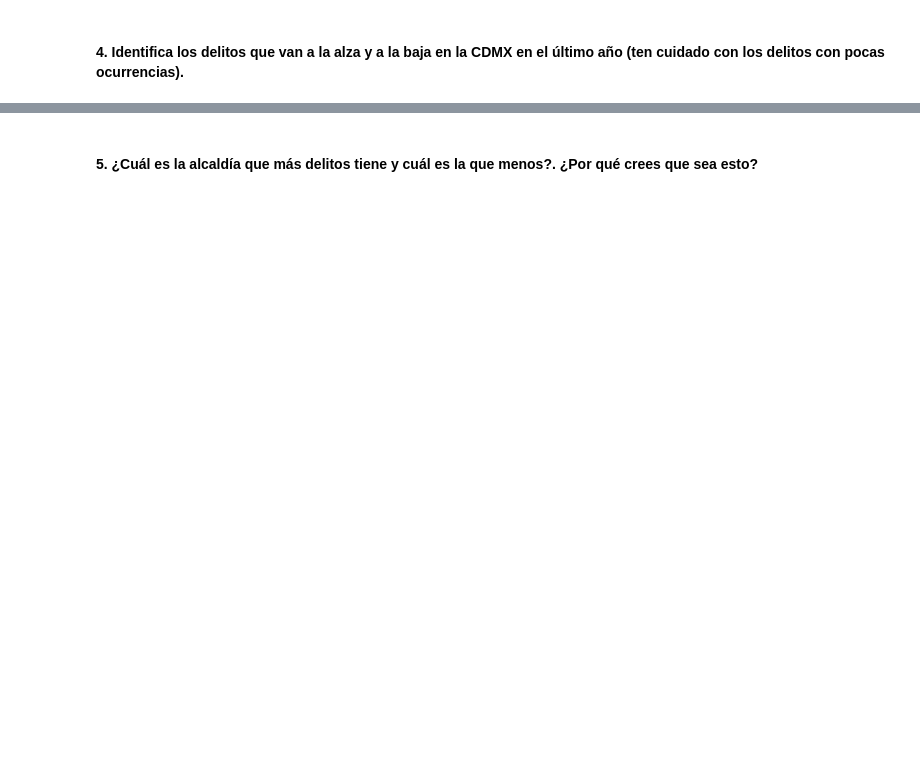
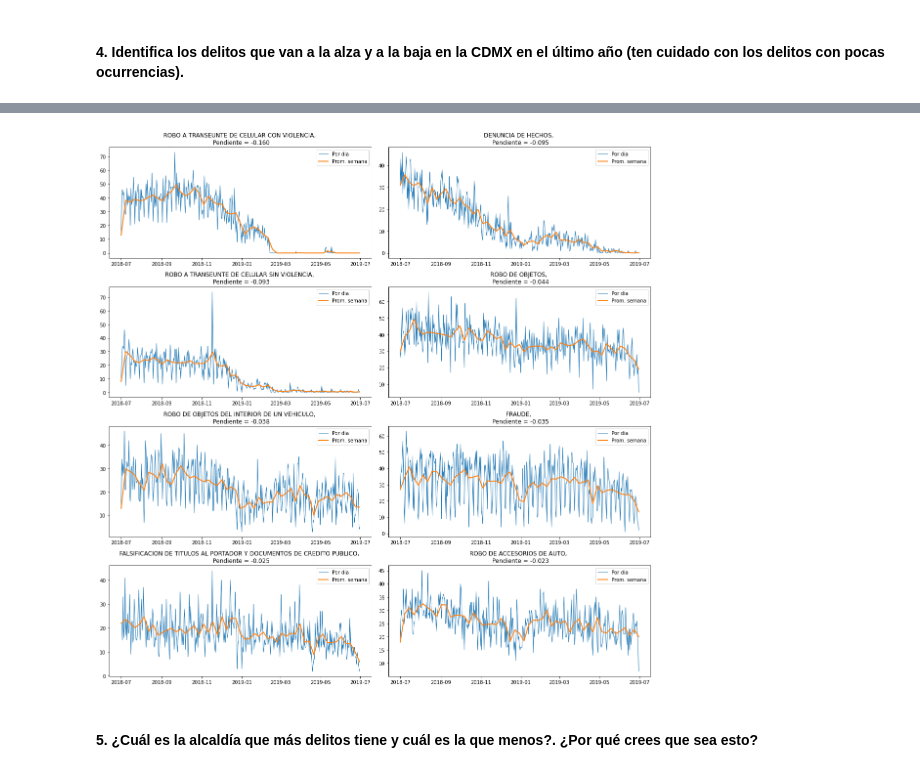
Before and after one commit to Javolet/Evaluacion_OPI, a Jupyter notebook: Seccion_A/Seccion_A_Notebook.ipynb, the cells around one changed output, grey strips where cells are left out. Saved outputs shown, nothing was run; the diff lists cells and outputs as text; code cells hidden in the pictures; blank space fills up the shorter version.

```diff
--- a/Seccion_A/Seccion_A_Notebook.ipynb
+++ b/Seccion_A/Seccion_A_Notebook.ipynb
@@ -206,2 +195,19 @@ plt.show()
+# %%
+# Ahora calculamos los delitos a la baja
+slopes = np.polyfit(x=(top_df.index - top_df.index.min()).days, y=top_df, deg=1)[0]
+al_baja = top_df.iloc[:, np.argsort(slopes)[:8]]
+pendientes_b = np.sort(slopes)
+
+fig, axs = plt.subplots(4, 2, figsize=(16,16))
+for i, ax in enumerate(axs.flatten()):
+    ax.plot(al_baja.iloc[:,i],linewidth=1,label='Por dia')
+    ax.plot(al_baja.iloc[:,i].resample('W').mean(),linewidth=2,label='Prom. semana')
+    ax.set_title(f"{al_baja.columns[i]}, \n Pendiente = {pendientes_b[i]:.3f}")
+    ax.legend()
+
+fig.tight_layout()
+plt.show()
+# %% [output]
+[figure, added]
 # %% [markdown]
 #### 5. ¿Cuál es la alcaldía que más delitos tiene y cuál es la que menos?. ¿Por qué crees que sea esto?
```
Also changed, not shown: parts of 30 cells of this notebook.
